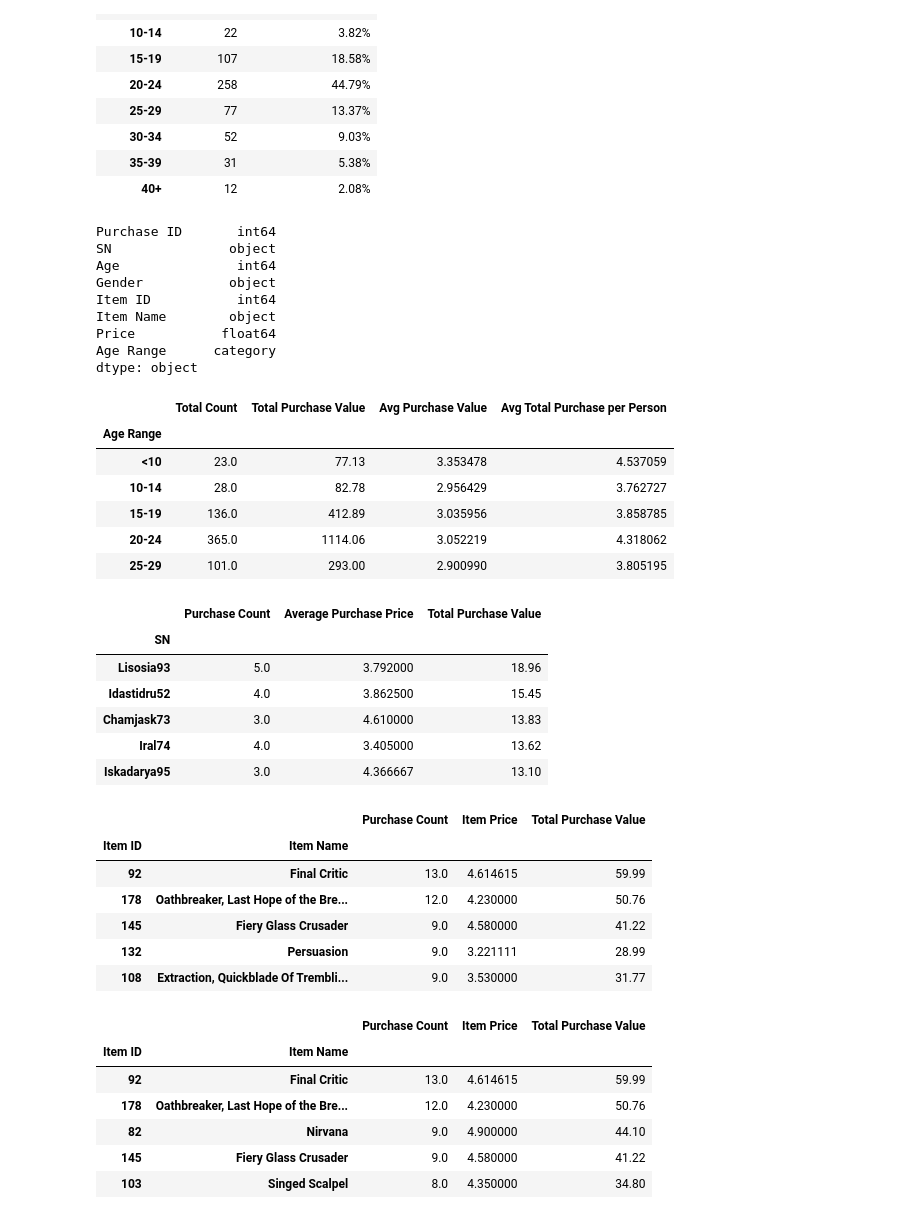
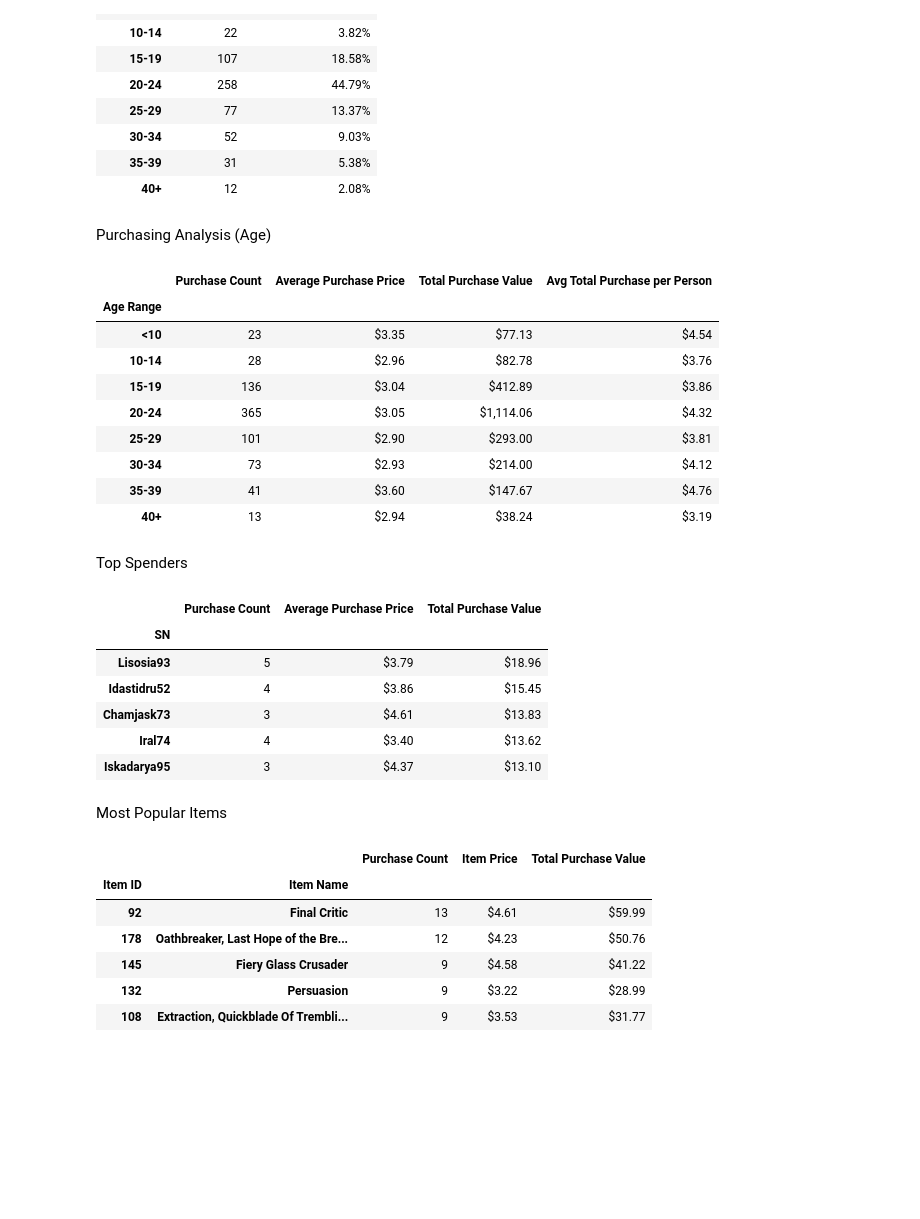
Before and after one commit to MellyB5/pandas_challenge, a Jupyter notebook: test.ipynb, the cells around one changed output. Drawn from its saved outputs; the diff is of its cells as text; code cells hidden in the pictures; blank space fills up the shorter version.

```diff
--- a/test.ipynb
+++ b/test.ipynb
@@ -174,37 +142,36 @@ new_df
 | 30-34 | 52 | 9.03% |
 | 35-39 | 31 | 5.38% |
 | 40+ | 12 | 2.08% |
-# %%
-no_duplicates["Price"].sum()
-# %% [output]
-Purchase ID       int64
-SN               object
-Age               int64
-Gender           object
-Item ID           int64
-Item Name        object
-Price           float64
-Age Range      category
-dtype: object
+# %% [markdown]
+Purchasing Analysis (Age)
 # %%
 purchase_data["Age Range"] = pd.cut(purchase_data["Age"], bins, labels=age_labels)
 count_age_range = purchase_data.groupby("Age Range")["Price"].count().rename("Total Count")
 sum_age_range = purchase_data.groupby("Age Range")["Price"].sum().rename("Total Purchase Value")
 mean_age_range = purchase_data.groupby("Age Range")["Price"].mean().rename("Avg Purchase Value")
 new_df["Total Count"]
-new_df2 = pd.DataFrame([count_age_range, sum_age_range, mean_age_range, sum_age_range/new_df["Total Count"]])
+new_df2 = pd.DataFrame([count_age_range, mean_age_range, sum_age_range, sum_age_range/new_df["Total Count"]])
 
 new_df2 = new_df2.T
-new_df2.columns = ['Total Count', 'Total Purchase Value', 'Avg Purchase Value', 'Avg Total Purchase per Person']
-new_df2.head()
+new_df2.columns = ['Purchase Count', 'Average Purchase Price', 'Total Purchase Value', 'Avg Total Purchase per Person']
+new_df2["Purchase Count"] = new_df2["Purchase Count"].astype(int)
+new_df2["Average Purchase Price"] = new_df2["Average Purchase Price"].map("${:,.2f}".format)
+new_df2["Total Purchase Value"] = new_df2["Total Purchase Value"].map("${:,.2f}".format)
+new_df2["Avg Total Purchase per Person"] = new_df2["Avg Total Purchase per Person"].map("${:,.2f}".format)
+new_df2
 # %% [output]
-|  | Total Count | Total Purchase Value | Avg Purchase Value | Avg Total Purchase per Person |
+|  | Purchase Count | Average Purchase Price | Total Purchase Value | Avg Total Purchase per Person |
 | Age Range |  |  |  |  |
-| <10 | 23.0 | 77.13 | 3.353478 | 4.537059 |
-| 10-14 | 28.0 | 82.78 | 2.956429 | 3.762727 |
-| 15-19 | 136.0 | 412.89 | 3.035956 | 3.858785 |
-| 20-24 | 365.0 | 1114.06 | 3.052219 | 4.318062 |
-| 25-29 | 101.0 | 293.00 | 2.900990 | 3.805195 |
+| <10 | 23 | $3.35 | $77.13 | $4.54 |
+| 10-14 | 28 | $2.96 | $82.78 | $3.76 |
+| 15-19 | 136 | $3.04 | $412.89 | $3.86 |
+| 20-24 | 365 | $3.05 | $1,114.06 | $4.32 |
+| 25-29 | 101 | $2.90 | $293.00 | $3.81 |
+| 30-34 | 73 | $2.93 | $214.00 | $4.12 |
+| 35-39 | 41 | $3.60 | $147.67 | $4.76 |
+| 40+ | 13 | $2.94 | $38.24 | $3.19 |
+# %% [markdown]
+Top Spenders
 # %%
 purchase_data["Age Range"] = pd.cut(purchase_data["Age"], bins, labels=age_labels)
 count_age_range = purchase_data.groupby("SN")["Price"].count().rename("Total Count")
@@ -215,15 +182,20 @@ new_df3 = pd.DataFrame([count_age_range, mean_age_range, sum_age_range])
 new_df3 = new_df3.T
 new_df3.columns = ['Purchase Count', 'Average Purchase Price', 'Total Purchase Value']
 new_df3.sort_values("Total Purchase Value", ascending=False, inplace=True)
+new_df3["Purchase Count"] = new_df3["Purchase Count"].astype(int)
+new_df3["Average Purchase Price"] = new_df3["Average Purchase Price"].map("${:,.2f}".format)
+new_df3["Total Purchase Value"] = new_df3["Total Purchase Value"].map("${:,.2f}".format)
 new_df3.head()
 # %% [output]
 |  | Purchase Count | Average Purchase Price | Total Purchase Value |
 | SN |  |  |  |
-| Lisosia93 | 5.0 | 3.792000 | 18.96 |
-| Idastidru52 | 4.0 | 3.862500 | 15.45 |
-| Chamjask73 | 3.0 | 4.610000 | 13.83 |
-| Iral74 | 4.0 | 3.405000 | 13.62 |
-| Iskadarya95 | 3.0 | 4.366667 | 13.10 |
+| Lisosia93 | 5 | $3.79 | $18.96 |
+| Idastidru52 | 4 | $3.86 | $15.45 |
+| Chamjask73 | 3 | $4.61 | $13.83 |
+| Iral74 | 4 | $3.40 | $13.62 |
+| Iskadarya95 | 3 | $4.37 | $13.10 |
+# %% [markdown]
+Most Popular Items
 # %%
 # purchase_data["Age Range"] = pd.cut(purchase_data["Age"], bins, labels=age_labels)
 count_age_range = purchase_data.groupby(["Item ID", "Item Name"])["Price"].count().rename("Purchase Count")
@@ -234,23 +206,15 @@ new_df4 = pd.DataFrame([count_age_range, mean_age_range, sum_age_range])
 new_df4 = new_df4.T
 # new_df4.columns = ['Purchase Count', 'Average Purchase Price', 'Total Purchase Value']
 new_df4.sort_values("Purchase Count", ascending=False, inplace=True)
+new_df4["Purchase Count"] = new_df4["Purchase Count"].astype(int)
+new_df4["Item Price"] = new_df4["Item Price"].map("${:,.2f}".format)
+new_df4["Total Purchase Value"] = new_df4["Total Purchase Value"].map("${:,.2f}".format)
 new_df4.head()
 # %% [output]
 |  |  | Purchase Count | Item Price | Total Purchase Value |
 | Item ID | Item Name |  |  |  |
-| 92 | Final Critic | 13.0 | 4.614615 | 59.99 |
-| 178 | Oathbreaker, Last Hope of the Bre... | 12.0 | 4.230000 | 50.76 |
-| 145 | Fiery Glass Crusader | 9.0 | 4.580000 | 41.22 |
-| 132 | Persuasion | 9.0 | 3.221111 | 28.99 |
-| 108 | Extraction, Quickblade Of Trembli... | 9.0 | 3.530000 | 31.77 |
+| 92 | Final Critic | 13 | $4.61 | $59.99 |
+| 178 | Oathbreaker, Last Hope of the Bre... | 12 | $4.23 | $50.76 |
+| 145 | Fiery Glass Crusader | 9 | $4.58 | $41.22 |
+| 132 | Persuasion | 9 | $3.22 | $28.99 |
+| 108 | Extraction, Quickblade Of Trembli... | 9 | $3.53 | $31.77 |
-# %%
-new_df5 = new_df4.sort_values("Total Purchase Value", ascending=False)
-new_df5.head()
-# %% [output]
-|  |  | Purchase Count | Item Price | Total Purchase Value |
-| Item ID | Item Name |  |  |  |
-| 92 | Final Critic | 13.0 | 4.614615 | 59.99 |
-| 178 | Oathbreaker, Last Hope of the Bre... | 12.0 | 4.230000 | 50.76 |
-| 82 | Nirvana | 9.0 | 4.900000 | 44.10 |
-| 145 | Fiery Glass Crusader | 9.0 | 4.580000 | 41.22 |
-| 103 | Singed Scalpel | 8.0 | 4.350000 | 34.80 |
```
Also changed, not shown: parts of 16 cells of this notebook.
